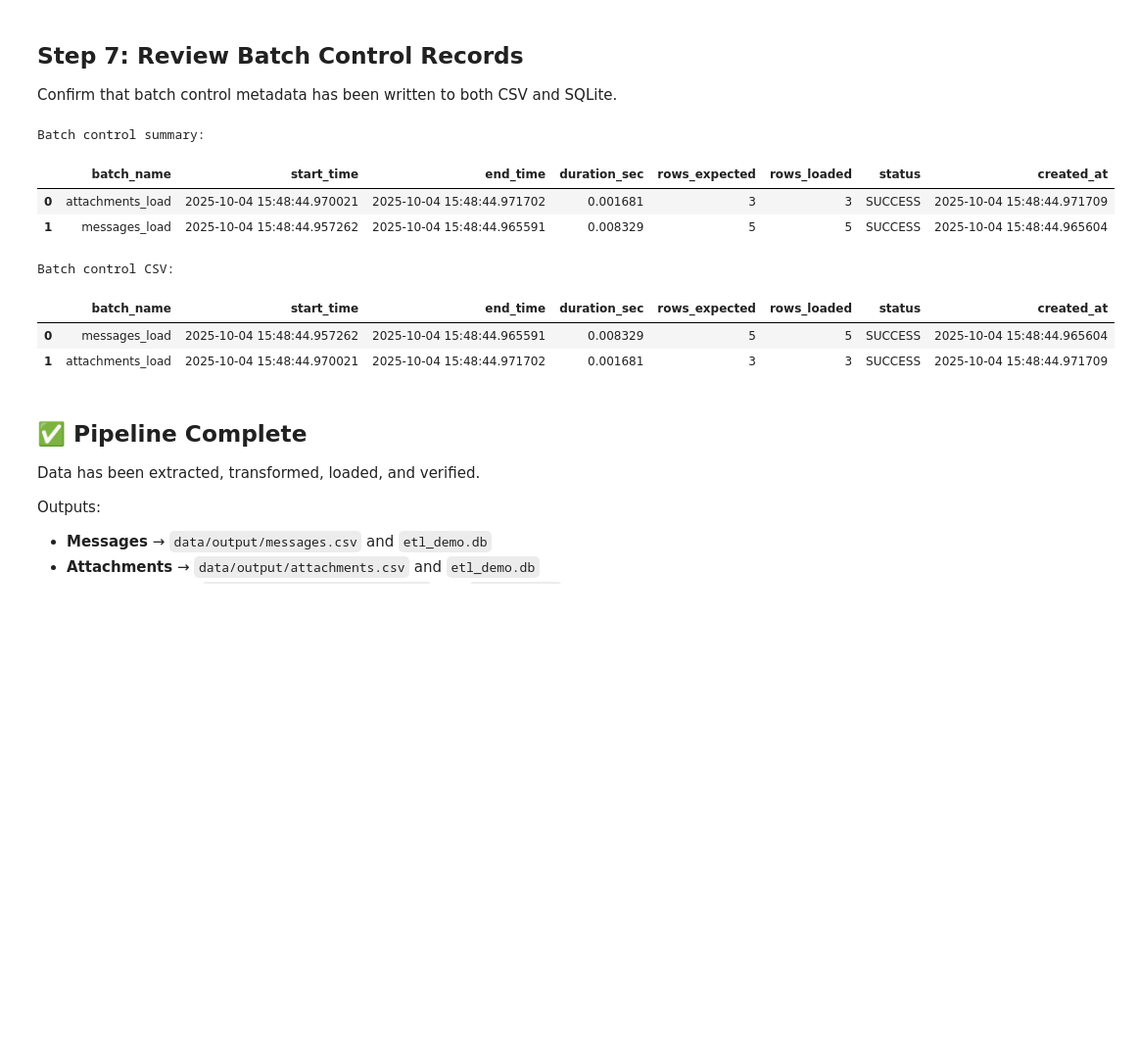
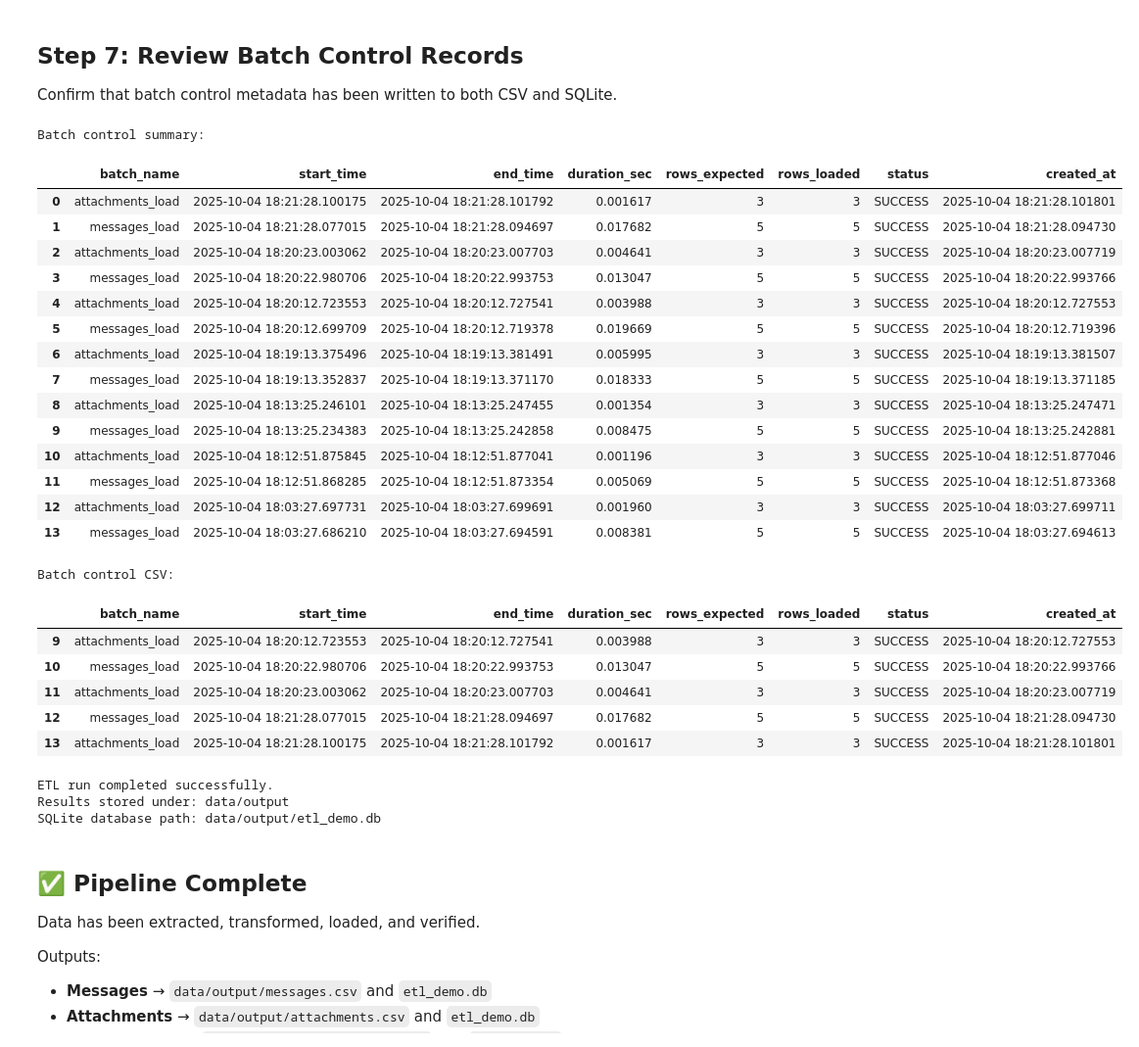
Before and after one commit to d-daemon/eml-parser-pipeline, a Jupyter notebook: demo_notebook.ipynb, the cells around one changed output. Shown at 98% size. Drawn from its saved outputs; the diff is of its cells as text; code cells hidden in the pictures; blank space fills up the shorter version.

Commit message:
Refactor and add ETL context to support pytest.

```diff
--- a/demo_notebook.ipynb
+++ b/demo_notebook.ipynb
@@ -13,13 +13,24 @@ Pipeline flow:
 We'll use generated sample `.eml` files for testing.
 # %%
 # Setup
+from etl.core.context import ETLContext
 from etl.transform.processor import process_files_parallel, merge_messages_with_attachments
 from etl.transform.enrichments import enrich_messages, enrich_attachments
 from etl.transform.data_quality import run_data_quality
 from etl.load.storage import Storage
 from etl.load.batch_control import BatchControl
-from config import settings
 import os
+
+# Define paths for this demo run. Paths are defined in config/settings.py
+input_dir = "examples/sample_emails"
+output_dir = "data/output"
+
+# Initialize ETL context
+ctx = ETLContext.from_args(input_dir=input_dir, output_dir=output_dir)
+print("ETL context initialized:")
+print(f"  Input:  {ctx.input_dir}")
+print(f"  Output: {ctx.output_dir}")
+print(f"  SQLite: {ctx.db_path}")
 
 # Generate sample emails if missing
 sample_dir = "examples/sample_emails"
@@ -124,7 +139,7 @@ Query the SQLite database created by the pipeline to validate relational integri
 import sqlite3
 import pandas as pd
 
-db_path = "data/output/etl_demo.db"
+db_path = ctx.db_path
 conn = sqlite3.connect(db_path)
 
 # List tables
@@ -182,26 +204,50 @@ Confirm that batch control metadata has been written to both CSV and SQLite.
 # %%
 # Query batch_control table
 batch_sql = pd.read_sql_query("SELECT * FROM batch_control ORDER BY created_at DESC;", conn)
 print("Batch control summary:")
 display(batch_sql)
 
 # Optionally read from CSV
-batch_csv_path = "data/output/batch_control.csv"
+batch_csv_path = os.path.join(ctx.output_dir, "batch_control.csv")
 if os.path.exists(batch_csv_path):
     batch_csv = pd.read_csv(batch_csv_path)
     print("Batch control CSV:")
     display(batch_csv.tail())
 
 conn.close()
 # %% [output]
 Batch control summary:
 |  | batch_name | start_time | end_time | duration_sec | rows_expected | rows_loaded | status | created_at |
-| 0 | attachments_load | 2025-10-04 15:48:44.970021 | 2025-10-04 15:48:44.971702 | 0.001681 | 3 | 3 | SUCCESS | 2025-10-04 15:48:44.971709 |
-| 1 | messages_load | 2025-10-04 15:48:44.957262 | 2025-10-04 15:48:44.965591 | 0.008329 | 5 | 5 | SUCCESS | 2025-10-04 15:48:44.965604 |
+| 0 | attachments_load | 2025-10-04 18:21:28.100175 | 2025-10-04 18:21:28.101792 | 0.001617 | 3 | 3 | SUCCESS | 2025-10-04 18:21:28.101801 |
+| 1 | messages_load | 2025-10-04 18:21:28.077015 | 2025-10-04 18:21:28.094697 | 0.017682 | 5 | 5 | SUCCESS | 2025-10-04 18:21:28.094730 |
+| 2 | attachments_load | 2025-10-04 18:20:23.003062 | 2025-10-04 18:20:23.007703 | 0.004641 | 3 | 3 | SUCCESS | 2025-10-04 18:20:23.007719 |
+| 3 | messages_load | 2025-10-04 18:20:22.980706 | 2025-10-04 18:20:22.993753 | 0.013047 | 5 | 5 | SUCCESS | 2025-10-04 18:20:22.993766 |
+| 4 | attachments_load | 2025-10-04 18:20:12.723553 | 2025-10-04 18:20:12.727541 | 0.003988 | 3 | 3 | SUCCESS | 2025-10-04 18:20:12.727553 |
+| 5 | messages_load | 2025-10-04 18:20:12.699709 | 2025-10-04 18:20:12.719378 | 0.019669 | 5 | 5 | SUCCESS | 2025-10-04 18:20:12.719396 |
+| 6 | attachments_load | 2025-10-04 18:19:13.375496 | 2025-10-04 18:19:13.381491 | 0.005995 | 3 | 3 | SUCCESS | 2025-10-04 18:19:13.381507 |
+| 7 | messages_load | 2025-10-04 18:19:13.352837 | 2025-10-04 18:19:13.371170 | 0.018333 | 5 | 5 | SUCCESS | 2025-10-04 18:19:13.371185 |
+| 8 | attachments_load | 2025-10-04 18:13:25.246101 | 2025-10-04 18:13:25.247455 | 0.001354 | 3 | 3 | SUCCESS | 2025-10-04 18:13:25.247471 |
+| 9 | messages_load | 2025-10-04 18:13:25.234383 | 2025-10-04 18:13:25.242858 | 0.008475 | 5 | 5 | SUCCESS | 2025-10-04 18:13:25.242881 |
+| 10 | attachments_load | 2025-10-04 18:12:51.875845 | 2025-10-04 18:12:51.877041 | 0.001196 | 3 | 3 | SUCCESS | 2025-10-04 18:12:51.877046 |
+| 11 | messages_load | 2025-10-04 18:12:51.868285 | 2025-10-04 18:12:51.873354 | 0.005069 | 5 | 5 | SUCCESS | 2025-10-04 18:12:51.873368 |
+| 12 | attachments_load | 2025-10-04 18:03:27.697731 | 2025-10-04 18:03:27.699691 | 0.001960 | 3 | 3 | SUCCESS | 2025-10-04 18:03:27.699711 |
+| 13 | messages_load | 2025-10-04 18:03:27.686210 | 2025-10-04 18:03:27.694591 | 0.008381 | 5 | 5 | SUCCESS | 2025-10-04 18:03:27.694613 |
 Batch control CSV:
 |  | batch_name | start_time | end_time | duration_sec | rows_expected | rows_loaded | status | created_at |
-| 0 | messages_load | 2025-10-04 15:48:44.957262 | 2025-10-04 15:48:44.965591 | 0.008329 | 5 | 5 | SUCCESS | 2025-10-04 15:48:44.965604 |
-| 1 | attachments_load | 2025-10-04 15:48:44.970021 | 2025-10-04 15:48:44.971702 | 0.001681 | 3 | 3 | SUCCESS | 2025-10-04 15:48:44.971709 |
+| 9 | attachments_load | 2025-10-04 18:20:12.723553 | 2025-10-04 18:20:12.727541 | 0.003988 | 3 | 3 | SUCCESS | 2025-10-04 18:20:12.727553 |
+| 10 | messages_load | 2025-10-04 18:20:22.980706 | 2025-10-04 18:20:22.993753 | 0.013047 | 5 | 5 | SUCCESS | 2025-10-04 18:20:22.993766 |
+| 11 | attachments_load | 2025-10-04 18:20:23.003062 | 2025-10-04 18:20:23.007703 | 0.004641 | 3 | 3 | SUCCESS | 2025-10-04 18:20:23.007719 |
+| 12 | messages_load | 2025-10-04 18:21:28.077015 | 2025-10-04 18:21:28.094697 | 0.017682 | 5 | 5 | SUCCESS | 2025-10-04 18:21:28.094730 |
+| 13 | attachments_load | 2025-10-04 18:21:28.100175 | 2025-10-04 18:21:28.101792 | 0.001617 | 3 | 3 | SUCCESS | 2025-10-04 18:21:28.101801 |
+# %%
+# Summary
+print(f"ETL run completed successfully.")
+print(f"Results stored under: {ctx.output_dir}")
+print(f"SQLite database path: {ctx.db_path}")
+# %% [output]
+ETL run completed successfully.
+Results stored under: data/output
+SQLite database path: data/output/etl_demo.db
 # %% [markdown]
 ## ✅ Pipeline Complete
 Data has been extracted, transformed, loaded, and verified.
```
Also changed, not shown: parts of 5 cells of this notebook, 13 other files.
